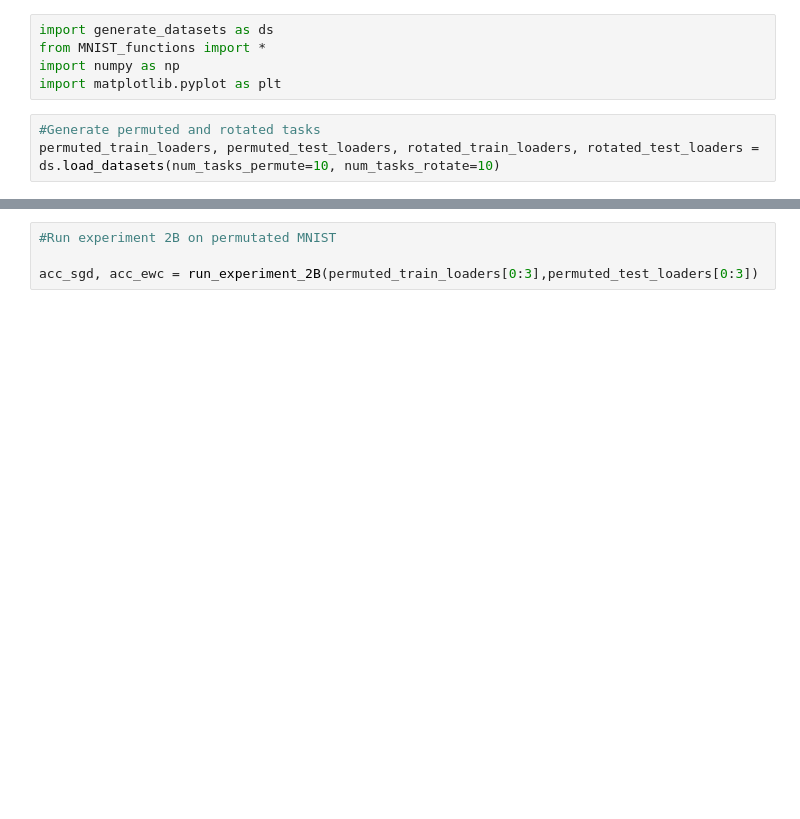
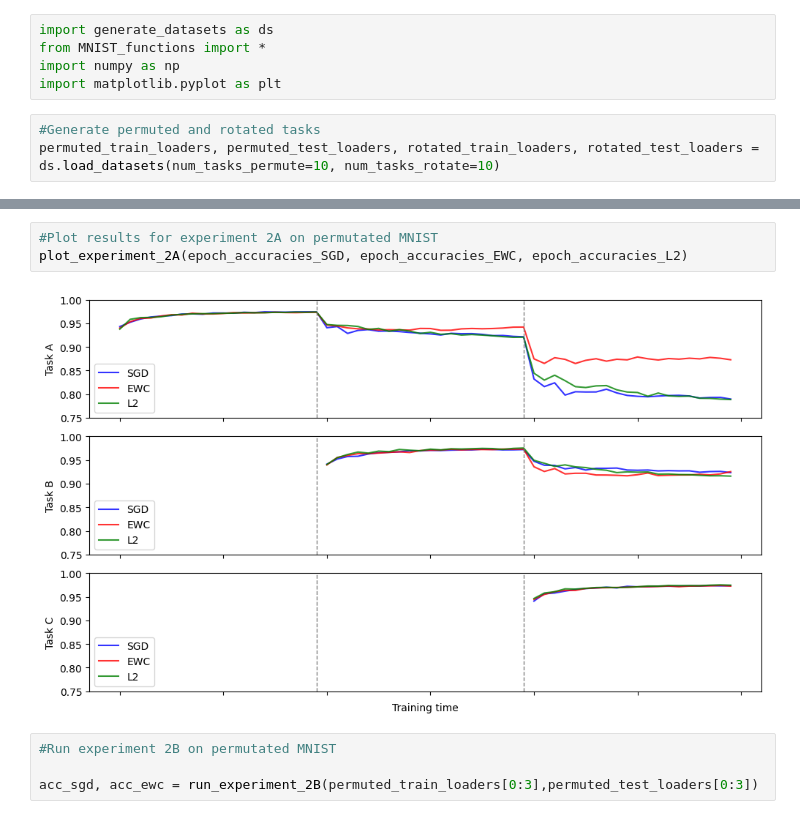
Before and after one commit to AleksicJelisaveta/EE411---Project, a Jupyter notebook: MNIST_demo.ipynb, the cells around one changed output, grey strips where cells are left out. Saved outputs shown, nothing was run; the diff lists cells and outputs as text; blank space fills up the shorter version.

```diff
--- a/MNIST_demo.ipynb
+++ b/MNIST_demo.ipynb
@@ -126,3 +107,8 @@ plt.show()
+# %%
+#Plot results for experiment 2A on permutated MNIST
+plot_experiment_2A(epoch_accuracies_SGD, epoch_accuracies_EWC, epoch_accuracies_L2)
+# %% [output]
+[figure, added]
 # %%
 #Run experiment 2B on permutated MNIST
 
```
Also changed, not shown: parts of 3 cells of this notebook.
